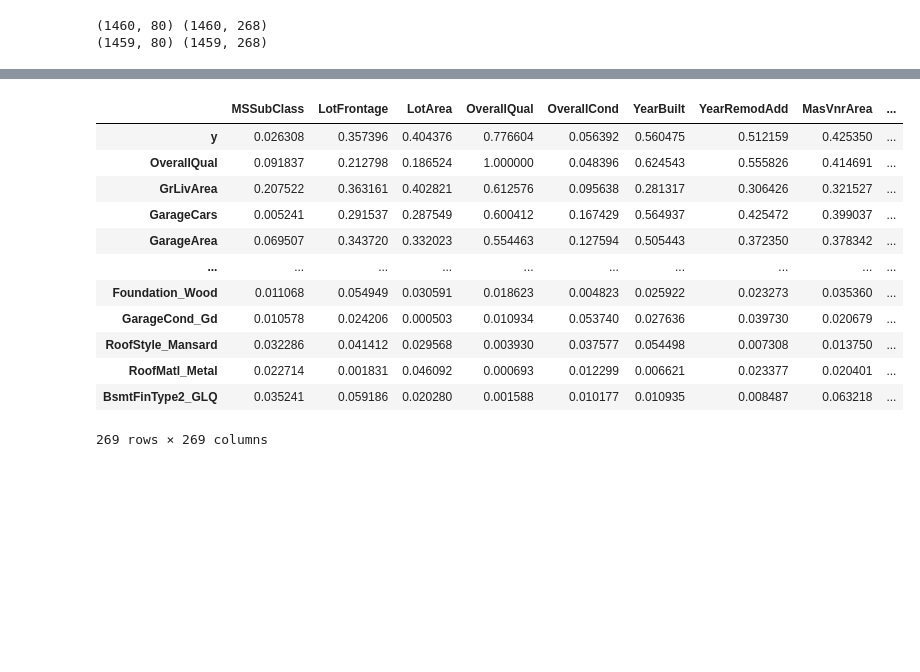
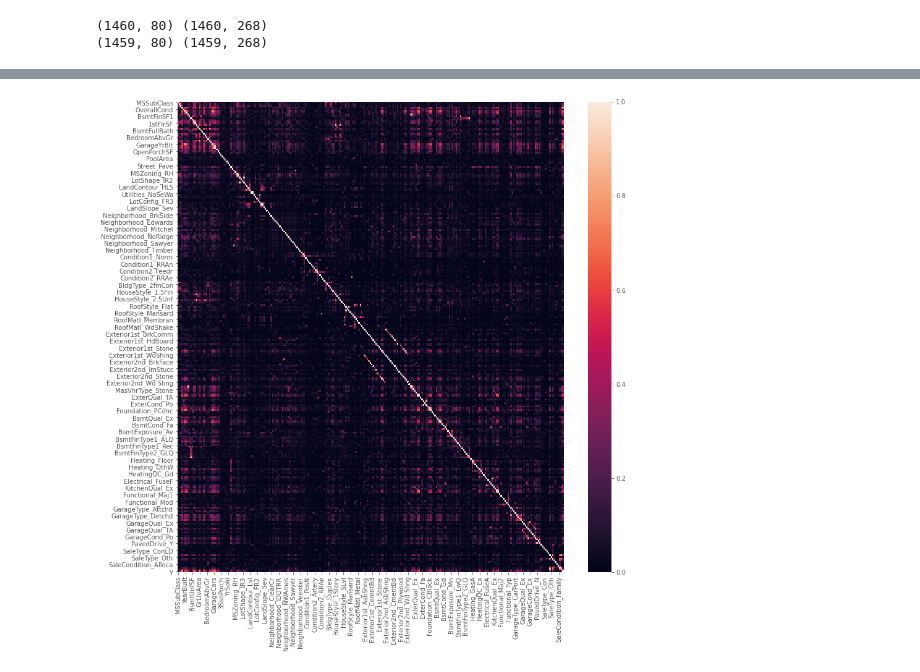
Before and after one commit to Arrowheadahp/My-algorithms, a Jupyter notebook: Preprocessor/Preprocessor.ipynb, the cells around one changed output, grey strips where cells are left out. Cells and saved outputs as stored; diff of their text form; code cells hidden in the pictures; blank space fills up the shorter version.

```diff
--- a/Preprocessor/Preprocessor.ipynb
+++ b/Preprocessor/Preprocessor.ipynb
@@ -165,21 +198,11 @@ information(T)
 269 rows × 3 columns
 # %%
-Corr = T.corr().abs().sort_values('y', ascending=False)
-Corr
+Corr = T.corr().abs()#.sort_values('y', ascending=False)
+plt.figure(figsize=(14, 14))
+sns.heatmap(Corr)
+plt.show()
 # %% [output]
-|  | MSSubClass | LotFrontage | LotArea | OverallQual | OverallCond | YearBuilt | YearRemodAdd | MasVnrArea | ... |
-| y | 0.026308 | 0.357396 | 0.404376 | 0.776604 | 0.056392 | 0.560475 | 0.512159 | 0.425350 | ... |
-| OverallQual | 0.091837 | 0.212798 | 0.186524 | 1.000000 | 0.048396 | 0.624543 | 0.555826 | 0.414691 | ... |
-| GrLivArea | 0.207522 | 0.363161 | 0.402821 | 0.612576 | 0.095638 | 0.281317 | 0.306426 | 0.321527 | ... |
-| GarageCars | 0.005241 | 0.291537 | 0.287549 | 0.600412 | 0.167429 | 0.564937 | 0.425472 | 0.399037 | ... |
-| GarageArea | 0.069507 | 0.343720 | 0.332023 | 0.554463 | 0.127594 | 0.505443 | 0.372350 | 0.378342 | ... |
-| ... | ... | ... | ... | ... | ... | ... | ... | ... | ... |
-| Foundation_Wood | 0.011068 | 0.054949 | 0.030591 | 0.018623 | 0.004823 | 0.025922 | 0.023273 | 0.035360 | ... |
-| GarageCond_Gd | 0.010578 | 0.024206 | 0.000503 | 0.010934 | 0.053740 | 0.027636 | 0.039730 | 0.020679 | ... |
-| RoofStyle_Mansard | 0.032286 | 0.041412 | 0.029568 | 0.003930 | 0.037577 | 0.054498 | 0.007308 | 0.013750 | ... |
-| RoofMatl_Metal | 0.022714 | 0.001831 | 0.046092 | 0.000693 | 0.012299 | 0.006621 | 0.023377 | 0.020401 | ... |
-| BsmtFinType2_GLQ | 0.035241 | 0.059186 | 0.020280 | 0.001588 | 0.010177 | 0.010935 | 0.008487 | 0.063218 | ... |
-269 rows × 269 columns
+[figure, added]
 # %%
 if learning == 'Regression':
     dt = DecisionTreeRegressor()
```
Also changed, not shown: parts of 30 cells of this notebook, 3 other files.
